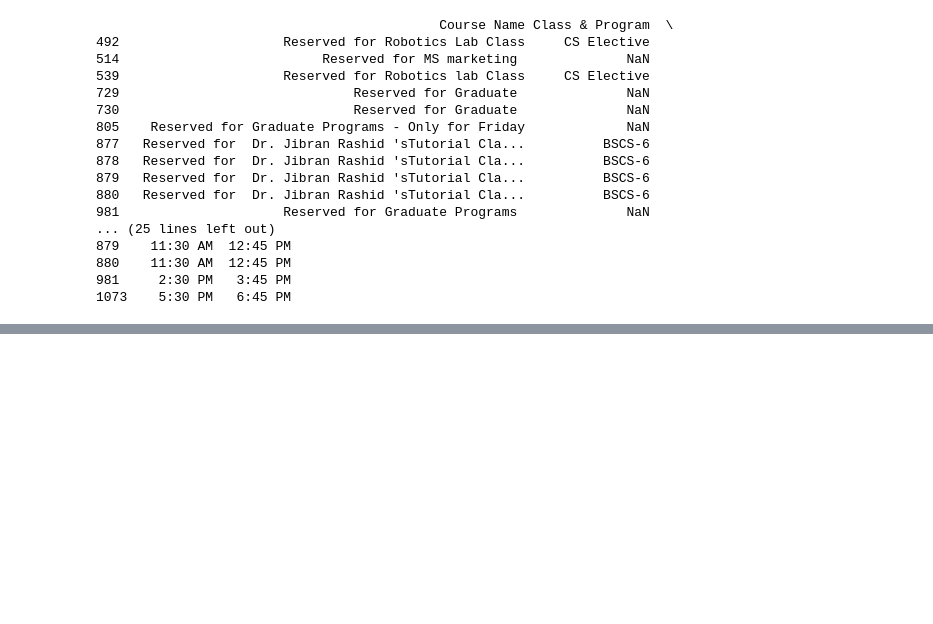
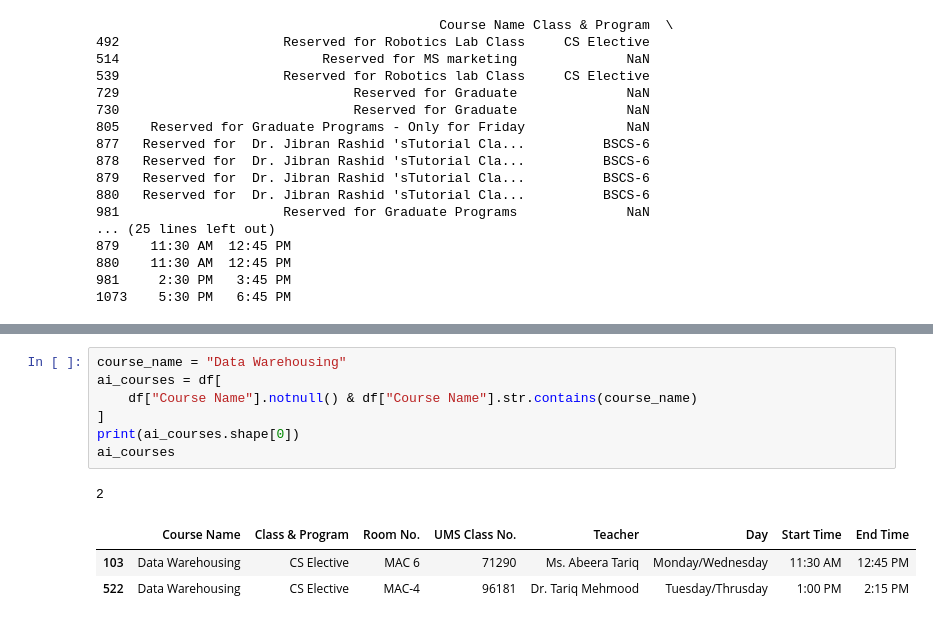
Before and after one commit to IRTIZA-ZAIDI/schedule-maker, a Jupyter notebook: Scheduke maker/dataFormating.ipynb, the cells around one changed output, grey strips where cells are left out. Saved outputs shown, nothing was run; the diff lists cells and outputs as text; blank space fills up the shorter version.

```diff
--- a/Scheduke maker/dataFormating.ipynb
+++ b/Scheduke maker/dataFormating.ipynb
@@ -125,0 +173,12 @@ ai_courses
+# %%
+course_name = "Data Warehousing"
+ai_courses = df[
+    df["Course Name"].notnull() & df["Course Name"].str.contains(course_name)
+]
+print(ai_courses.shape[0])
+ai_courses
+# %% [output]
+2
+|  | Course Name | Class & Program | Room No. | UMS Class No. | Teacher | Day | Start Time | End Time |
+| 103 | Data Warehousing | CS Elective | MAC 6 | 71290 | Ms. Abeera Tariq | Monday/Wednesday | 11:30 AM | 12:45 PM |
+| 522 | Data Warehousing | CS Elective | MAC-4 | 96181 | Dr. Tariq Mehmood | Tuesday/Thrusday | 1:00 PM | 2:15 PM |
```
Also changed, not shown: parts of 3 cells of this notebook.
